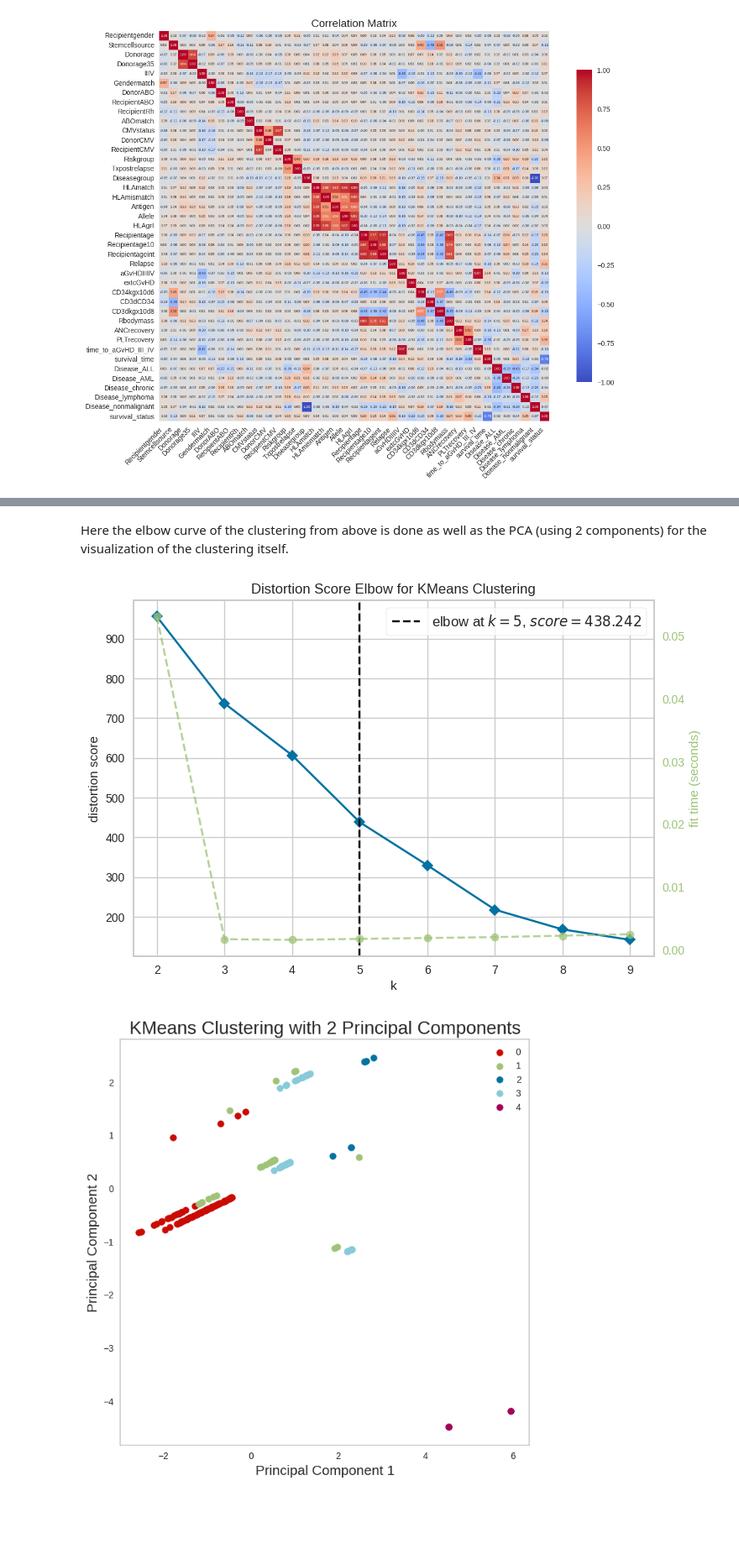
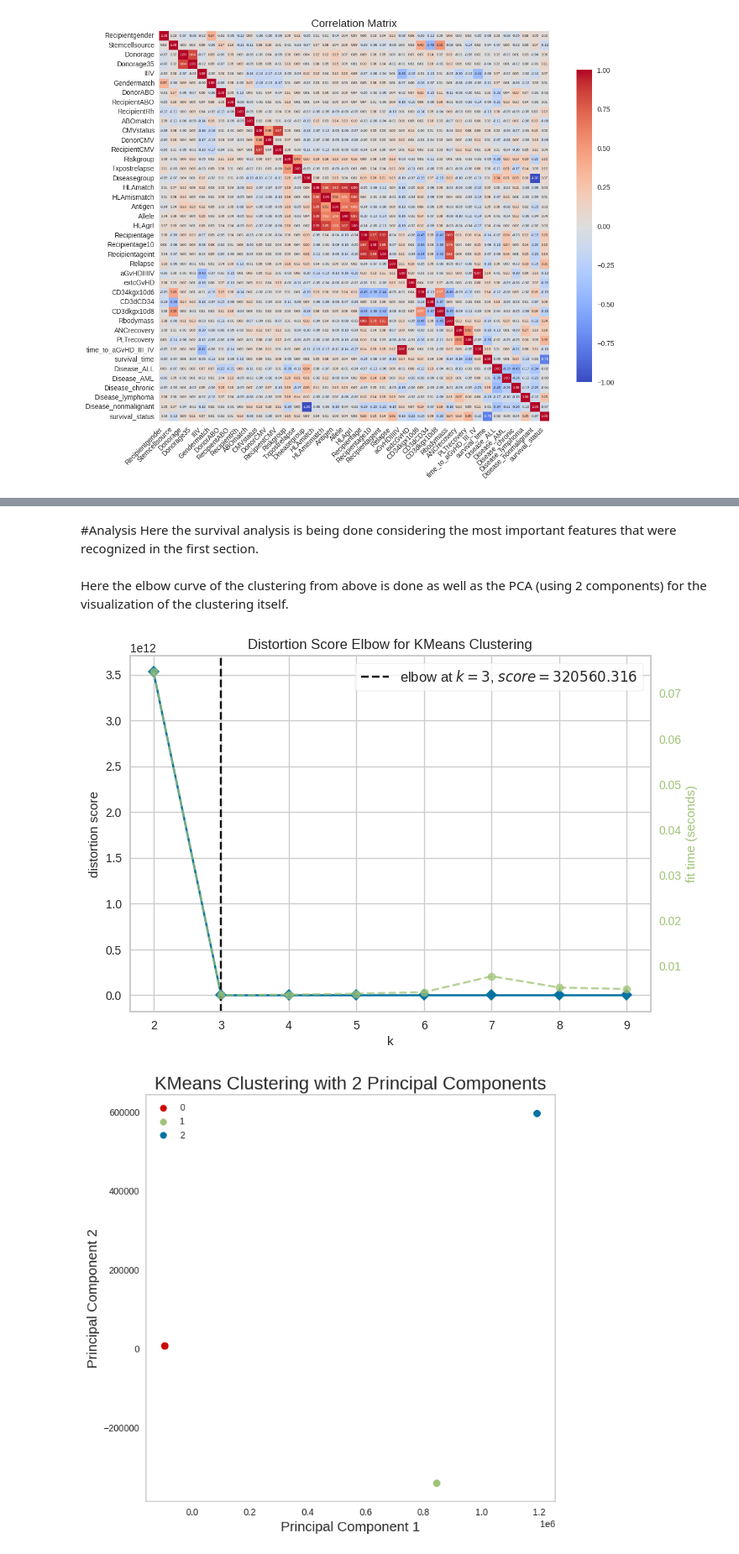
Before and after one commit to Marcos-Sanson/UC3M-ML, a Jupyter notebook: LAB02.ipynb, the cells around one changed output, grey strips where cells are left out. Shown at 84% size. Drawn from its saved outputs; the diff is of its cells as text; code cells hidden in the pictures; blank space fills up the shorter version.

```diff
--- a/LAB02.ipynb
+++ b/LAB02.ipynb
@@ -24,0 +25,2 @@ Firstly, the dataframe is being analyzed. Therefore missing values are visualize
+# %%
+CORREL_THRESHOLD = 0.11 # Two variables are considered
@@ -211,17 +219,16 @@ max                1.000000         1.000000
 # %%
 # Calculate the new correlation matrix
-correlation_matrix = data.corr()
-
+correl_matrix = data.corr()
 
 # Plotting the correlation heatmap with increased spacing
 plt.figure(figsize=(14, 10))
-sns.heatmap(correlation_matrix, annot=True, fmt=".2f", cmap='coolwarm', square=True,
+sns.heatmap(correl_matrix, annot=True, fmt=".2f", cmap='coolwarm', square=True,
             cbar_kws={"shrink": .8}, annot_kws={"size": 5, "va": "center", "ha": "center"})
 
 plt.title("Correlation Matrix", fontsize=16)
 plt.xticks(rotation=45, ha='right', fontsize=10)
 plt.yticks(rotation=0, fontsize=10)
-plt.subplots_adjust(left=0.1, right=0.9, top=0.9, bottom=0.1)  # Adjust margins
+plt.subplots_adjust(left=0.1, right=0.9, top=0.9, bottom=0.1) # Adjust margins
 plt.show()
 # %% [output]
 [figure]
@@ -325,60 +346,53 @@ Here the clustering of the most important features from above is done to figure
+# %% [markdown]
+#Analysis
+Here the survival analysis is being done considering the most important features that were recognized in the first section.
 # %% [markdown]
 Here the elbow curve of the clustering from above is done as well as the PCA (using 2 components) for the visualization of the clustering itself.
 # %%
-# Assuming 'data_encoded' is your DataFrame with encoded features
 # Extract the most interesting features for clustering
-cluster_data = data[most_interesting_features]
-
-# Impute missing values using SimpleImputer before scaling
-imputer = SimpleImputer(strategy='mean')
-cluster_data_imputed = imputer.fit_transform(cluster_data)
-
-# Scale the data for better clustering performance
-scaler = StandardScaler()
-scaled_data = scaler.fit_transform(cluster_data_imputed)
+cluster_data = data[features_to_use]
 
 # Elbow Method for optimal k
 model = KMeans()
 visualizer = KElbowVisualizer(model, k=(2,10)) # Check for k values between 2 and 10
 
-visualizer.fit(scaled_data)        # Fit the data to the visualizer
+visualizer.fit(cluster_data)        # Fit the data to the visualizer
 visualizer.show()        # Finalize and render the figure
 
 # Apply KMeans clustering with the optimal k (e.g., k=3 based on elbow method)
-kmeans = KMeans(n_clusters=visualizer.elbow_value_, random_state=42)  # Use elbow_value_ for optimal k
-clusters = kmeans.fit_predict(scaled_data)
+kmeans = KMeans(n_clusters=visualizer.elbow_value_, random_state=42)
+clusters = kmeans.fit_predict(cluster_data)
 
 # Add the cluster labels to your original DataFrame
 data['cluster'] = clusters
 
 
 # PCA for visualization
 pca = PCA(n_components=2)  # Reduce to 2 dimensions for visualization
-principalComponents = pca.fit_transform(scaled_data)
-principalDf = pd.DataFrame(data = principalComponents
-             , columns = ['principal component 1', 'principal component 2'])
+principalComponents = pca.fit_transform(cluster_data)
+principalDf = pd.DataFrame(data = principalComponents, columns = ['principal component 1', 'principal component 2'])
 
 finalDf = pd.concat([principalDf, data[['cluster']]], axis = 1)
 
 # Visualize the clusters using PCA
 fig = plt.figure(figsize = (8,8))
 ax = fig.add_subplot(1,1,1)
 ax.set_xlabel('Principal Component 1', fontsize = 15)
 ax.set_ylabel('Principal Component 2', fontsize = 15)
 ax.set_title('KMeans Clustering with 2 Principal Components', fontsize = 20)
 
 targets = np.unique(data['cluster']) # Get unique cluster labels
 colors = ['r', 'g', 'b', 'c', 'm', 'y', 'k'] # Define colors for clusters (extend if needed)
 
 for target, color in zip(targets, colors[:len(targets)]):
     indicesToKeep = finalDf['cluster'] == target
     ax.scatter(finalDf.loc[indicesToKeep, 'principal component 1']
                , finalDf.loc[indicesToKeep, 'principal component 2']
                , c = color
                , s = 50)
 ax.legend(targets)
 ax.grid()
 plt.show()
 # %% [output]
-[figure, old version]
+[figure, new version]
-[figure, old version]
+[figure, new version]
```
Also changed, not shown: parts of 17 cells of this notebook.
